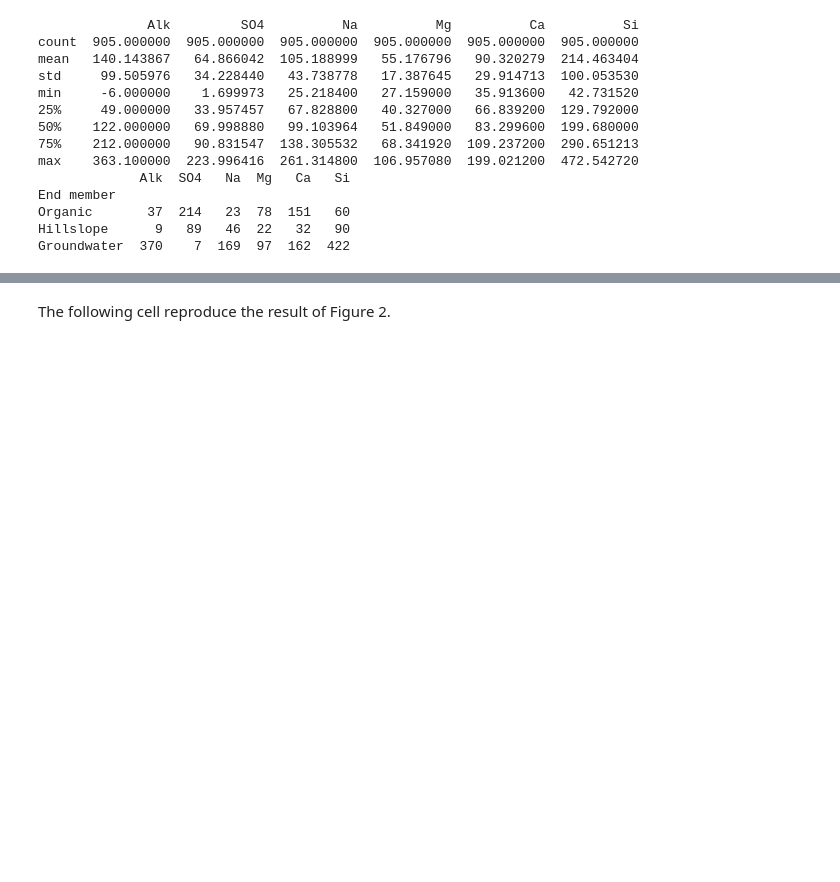
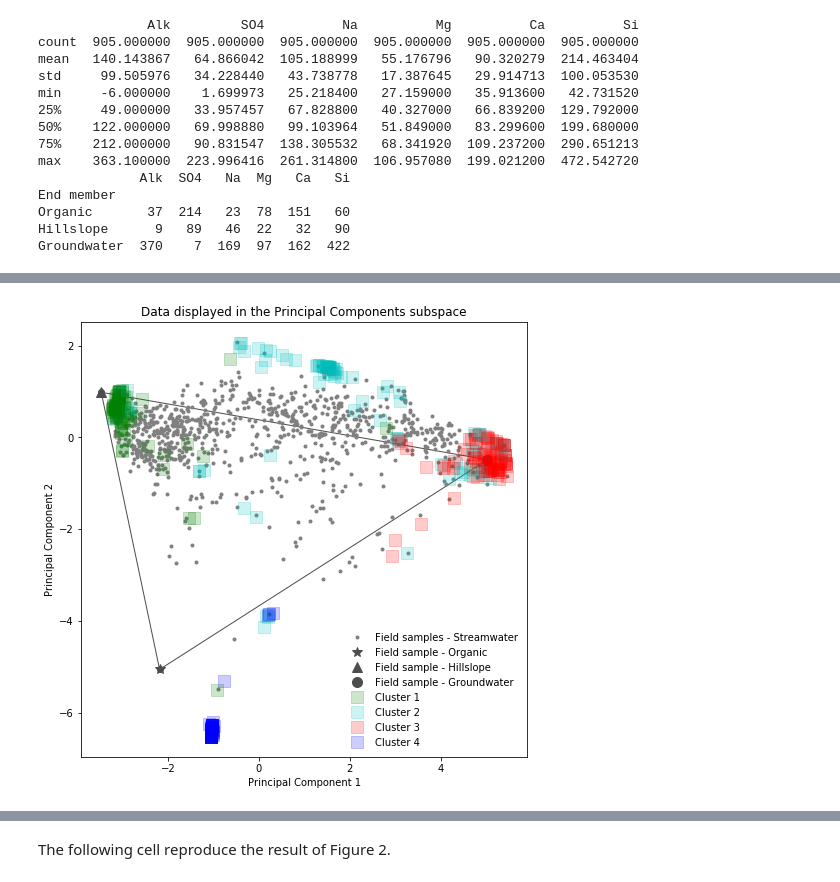
Before and after one commit to Estherrrrrxu/CHEMMA, a Jupyter notebook: CHEMMA.ipynb, the cells around one changed output, grey strips where cells are left out. Cells and saved outputs as stored; diff of their text form; code cells hidden in the pictures; blank space fills up the shorter version.

```diff
--- a/CHEMMA.ipynb
+++ b/CHEMMA.ipynb
@@ -262,0 +230,85 @@ ax.plot(YY[:, 0], YY[:, 1],YY[:, 2], color='0.3')
+# %%
+def do_CHEMMA(data,P,n_comp,it = 100):
+    store = []
+    rec = []
+    for i in range(it):
+        [proj,reco,dfW] = do_CHNMF(data, P, num_of_bases=4)
+        store.append(proj)
+        rec.append(reco)
+    input_matrix = np.array(store).transpose(2,0,1).reshape(6,-1).T
+    obs_matrix = np.array(rec).transpose(2,0,1).reshape(6,-1).T
+    cl = np.zeros((n_comp, it))
+    for j in range(n_comp):
+        for i in range(it):
+            cl[j,i] = n_comp * i + j
+    cl = cl.astype(int)
+    must_link = []
+    cannot_link = []
+    com =list(combinations(np.arange(n_comp),2))
+    for j in range(len(com)):
+        cannot_link += zip(cl[com[j][0]],cl[com[j][1]])
+    clusters, centers = cop_kmeans(dataset=input_matrix, k=4, ml=must_link,cl=cannot_link)
+    return input_matrix,obs_matrix,clusters,centers
+
+def CHEMMA_2Dplot(input_matrix,clusters):
+    color = np.array(clusters).astype(str)
+    colors = ['b', 'g', 'r', 'c', 'm', 'y', 'k', 'w']
+    for i in range(np.amax(clusters)+1):
+        color[color == str(i)] = colors[i]
+    twoD_obs_proj(X,P, end_members)
+    for i in range(len(color)-4):
+        plt.plot(input_matrix[i, 0], input_matrix[i, 1], color[i] + 's', markersize=12, alpha = 0.2)
+    for i in range(len(color)-4,len(color)):
+        plt.plot(input_matrix[i, 0], input_matrix[i, 1],  color[i] + 's', markersize=12, alpha = 0.2, label='Cluster {}'.format(i - len(color) + 5))
+    # -----for control cluster color------------------------------------
+    # plt.plot(input_matrix[len(color)-1, 0], input_matrix[len(color)-1, 1],  color[len(color)-1] + 's', markersize=12, alpha = 0.2, label='Cluster 1')
+    # plt.plot(input_matrix[len(color)-3, 0], input_matrix[len(color)-3, 1],  color[len(color)-3] + 's', markersize=12, alpha = 0.2, label='Cluster 2')
+    # plt.plot(input_matrix[len(color)-2, 0], input_matrix[len(color)-2, 1],  color[len(color)-2] + 's', markersize=12, alpha = 0.2, label='Cluster 3')
+    # plt.plot(input_matrix[len(color)-4, 0], input_matrix[len(color)-4, 1],  color[len(color)-4] + 's', markersize=12, alpha = 0.2, label='Cluster 4')
+    plt.legend(frameon=False, loc='lower right', numpoints=1, fontsize=10)
+    return
+def CHEMMA_3Dplot(input_matrix,clusters,Yem):
+    color = np.array(clusters).astype(str)
+    colors = ['b', 'g', 'r', 'c', 'm', 'y', 'k', 'w']
+    for i in range(np.amax(clusters)+1):
+        color[color == str(i)] = colors[i]
+    # 3-D projection
+    fig = plt.figure()
+    ax = plt.axes(projection='3d')
+    Y = np.dot(X, P.T)
+    ax.scatter3D(Y[:, 0], Y[:, 1], Y[:, 2], s=50, marker='.', color='0.5', label='Field samples - streamwater')
+    ax.set_xlabel('Principal Component 1')
+    ax.set_ylabel('Principal Component 2')
+    ax.set_zlabel('Principal Component 3')
+    # ax.scatter3D(proj4[:, 0], proj4[:, 1], proj4[:, 2], s = 100, marker = "*", color = 'blue', label='EMs')
+    for i in range(len(color)-4):
+        ax.scatter3D(input_matrix[i, 0], input_matrix[i, 1], input_matrix[i, 2], s=100, marker="s", color=color[i], alpha = 0.2)
+    for i in range(len(color)-4,len(color)):
+        ax.scatter3D(input_matrix[i, 0], input_matrix[i, 1], input_matrix[i, 2], s=100, marker="s", color=color[i], label='Cluster {}'.format(i - len(color) + 5),alpha = 0.2)
+        #ax.scatter3D(input_matrix[i, 0], input_matrix[i, 1], input_matrix[i, 2], s=100, marker="s", color=color[i], alpha=0.2)
+    # -----for control cluster color------------------------------------
+    # ax.scatter3D(input_matrix[len(color)-1, 0], input_matrix[len(color)-1, 1], input_matrix[len(color)-1, 2], s=100, marker="s", color= color[len(color)-1], alpha = 0.2, label='Cluster 1')
+    # ax.scatter3D(input_matrix[len(color)-4, 0], input_matrix[len(color)-4, 1], input_matrix[len(color)-4, 2], s=100, marker="s", color= color[len(color)-4], alpha = 0.2, label='Cluster 2')
+    # ax.scatter3D(input_matrix[len(color)-2, 0], input_matrix[len(color)-2, 1], input_matrix[len(color)-2, 2], s=100, marker="s", color= color[len(color)-2], alpha = 0.2, label='Cluster 3')
+    # ax.scatter3D(input_matrix[len(color)-3, 0], input_matrix[len(color)-3, 1], input_matrix[len(color)-3, 2], s=100, marker="s", color= color[len(color)-3], alpha = 0.2, label='Cluster 4')
+
+    plt.legend(loc='upper left', numpoints=1, fontsize=10)
+    for em in range(N_em):
+        ax.scatter3D(Yem[em, 0], Yem[em, 1], Yem[em, 2], s=100, marker=em_marker[end_members.index[em]], color='0.3',
+                     label=end_members.index[em])
+    YY = np.append(Yem, Yem[0]).reshape(4, -1)
+
+    ax.plot(YY[:, 0], YY[:, 1], YY[:, 2], color='0.3')
+    return
+
+
+# ======================================
+# actual CHEMMA run
+# ======================================
+n_comp = 4
+[input_matrix,obs_matrix,clusters,centers] = do_CHEMMA(data,P,n_comp =n_comp,it = 100)
+# make plots
+CHEMMA_2Dplot(input_matrix,clusters)
+CHEMMA_3Dplot(input_matrix,clusters,Yem)
+# %% [output]
+[figure, added]
```
Also changed, not shown: parts of 15 cells of this notebook.
